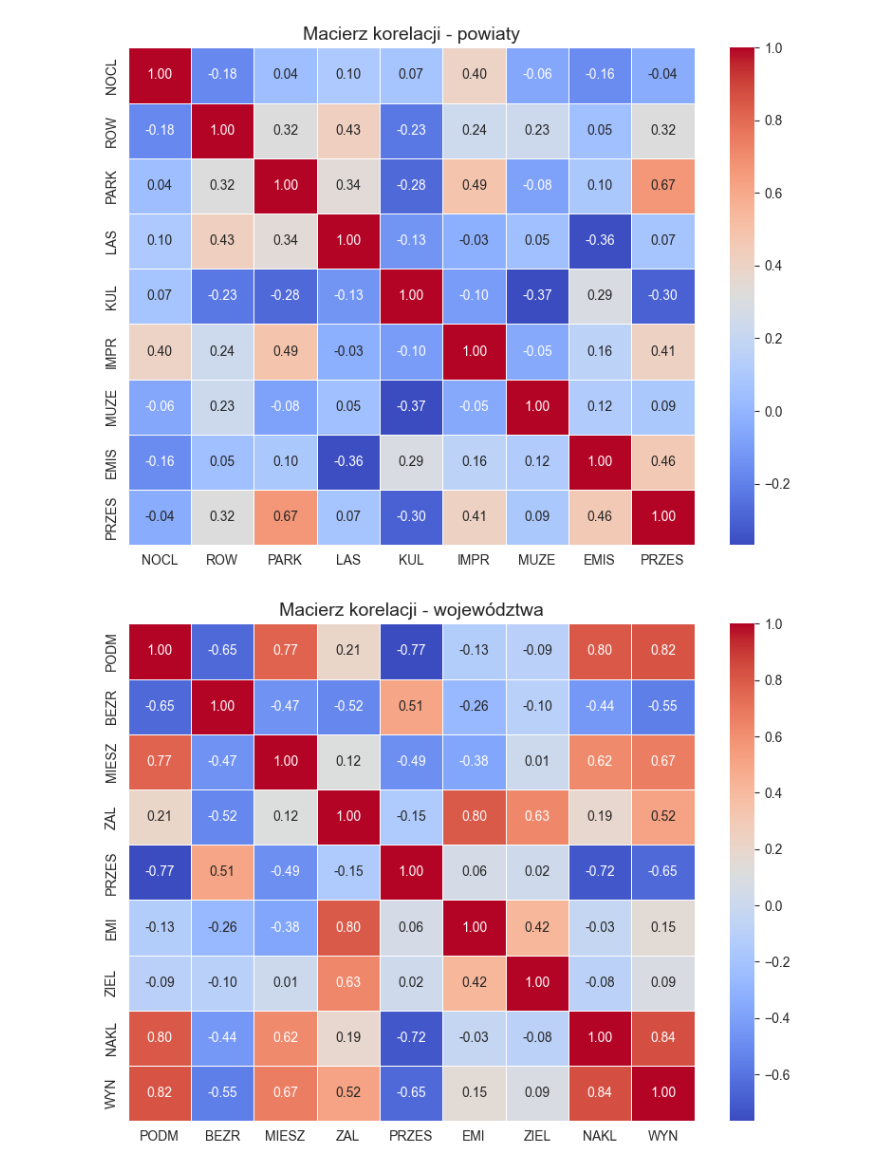
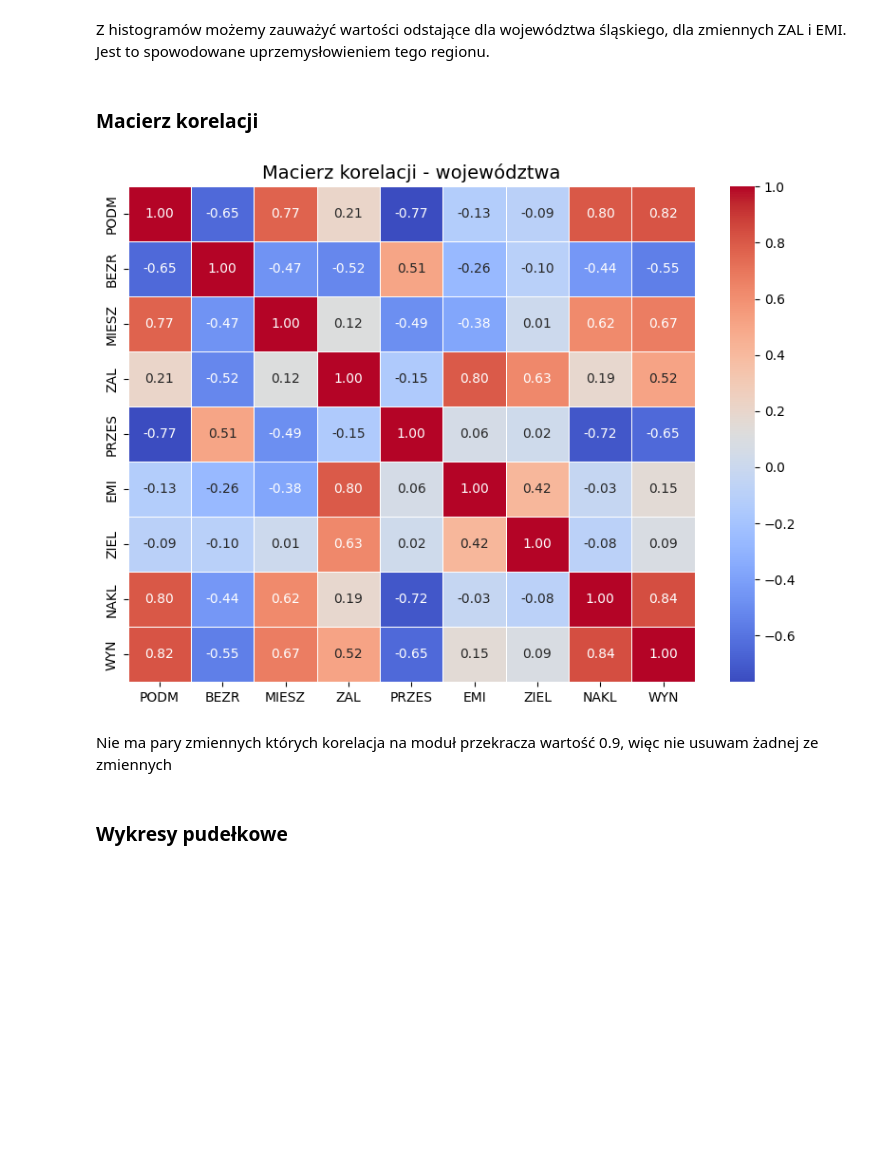
Before and after one commit to Jakaz78/Analiza, a Jupyter notebook: main.ipynb, the cells around one changed output. Drawn from its saved outputs; the diff is of its cells as text; code cells hidden in the pictures; blank space fills up the shorter version.

```diff
--- a/main.ipynb
+++ b/main.ipynb
@@ -102,22 +102,21 @@ max     1.860000  20631.000000  8928.600000
+# %% [markdown]
+Z histogramów możemy zauważyć wartości odstające dla województwa śląskiego, dla zmiennych ZAL i EMI. Jest to spowodowane uprzemysłowieniem tego regionu.
+# %% [markdown]
+### Macierz korelacji
 # %%
 
-corr = powiaty.drop(columns=["Powiat"]).corr()
+corr = wojewodztwa.drop(columns=["wojewodztwo"]).corr()
 
 plt.figure(figsize=(8, 6))
 sns.heatmap(corr, annot=True, cmap='coolwarm', fmt=".2f", linewidths=0.5)
 
-plt.title("Macierz korelacji - powiaty", fontsize=14)
-plt.tight_layout()
-plt.show()
-corr2 = wojewodztwa.drop(columns=["wojewodztwo"]).corr()
-
-plt.figure(figsize=(8, 6))
-sns.heatmap(corr2, annot=True, cmap='coolwarm', fmt=".2f", linewidths=0.5)
-
 plt.title("Macierz korelacji - województwa", fontsize=14)
 plt.tight_layout()
 plt.show()
 # %% [output]
-[figure, old version]
+[figure, new version]
-[figure, removed]
+# %% [markdown]
+Nie ma pary zmiennych których korelacja na moduł przekracza wartość 0.9, więc nie usuwam żadnej ze zmiennych
+# %% [markdown]
+### Wykresy pudełkowe
 # %%
```
Also changed, not shown: parts of 30 cells of this notebook, 1 other file.
